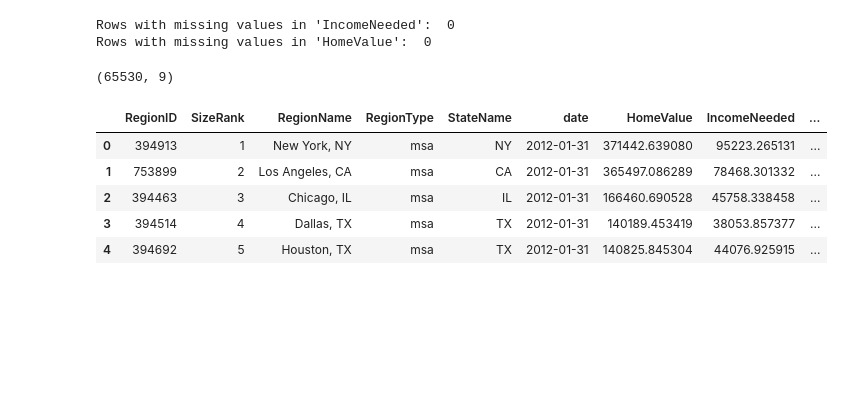
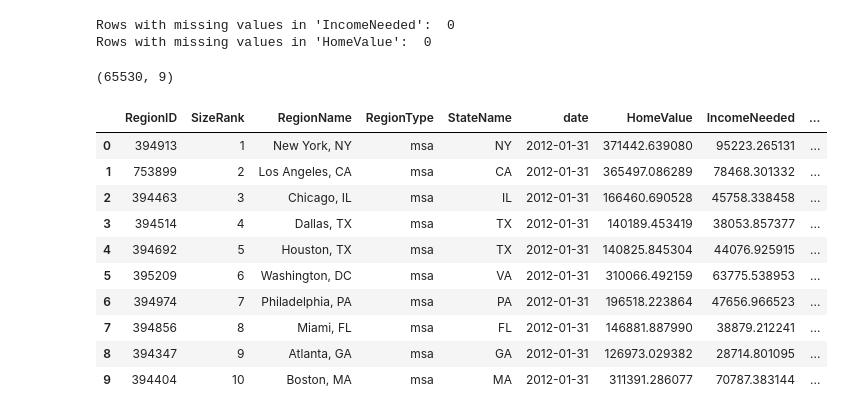
Before and after one commit to jkolo1/STA141B-Final-Project-Group-15, a Jupyter notebook: Housing Project.ipynb, the cells around one changed output. Saved outputs shown, nothing was run; the diff lists cells and outputs as text; code cells hidden in the pictures; blank space fills up the shorter version.

```diff
--- a/Housing Project.ipynb
+++ b/Housing Project.ipynb
@@ -91,16 +93,23 @@ Rows with missing values in 'HomeValue':  0
 # %%
 # Merge datasets with inner join
 merged = pd.merge(zhvi_metro, income_metro[["RegionID", "date", "IncomeNeeded"]], on=["RegionID", "date"], how="inner")
 
 merged["PriceToIncomeRatio"] = merged["HomeValue"] / merged["IncomeNeeded"]
 
+merged['date'] = pd.to_datetime(merged['date'])
+
 print(merged.shape) #65530 rows made it through the cleaning and inner join. The zhvi started in 2000 while the income dataset started in 2012, so the earlier values where lost.
-merged.head()
+merged.head(10)
 # %% [output]
 (65530, 9)
 |  | RegionID | SizeRank | RegionName | RegionType | StateName | date | HomeValue | IncomeNeeded | ... |
 | 0 | 394913 | 1 | New York, NY | msa | NY | 2012-01-31 | 371442.639080 | 95223.265131 | ... |
 | 1 | 753899 | 2 | Los Angeles, CA | msa | CA | 2012-01-31 | 365497.086289 | 78468.301332 | ... |
 | 2 | 394463 | 3 | Chicago, IL | msa | IL | 2012-01-31 | 166460.690528 | 45758.338458 | ... |
 | 3 | 394514 | 4 | Dallas, TX | msa | TX | 2012-01-31 | 140189.453419 | 38053.857377 | ... |
 | 4 | 394692 | 5 | Houston, TX | msa | TX | 2012-01-31 | 140825.845304 | 44076.925915 | ... |
+| 5 | 395209 | 6 | Washington, DC | msa | VA | 2012-01-31 | 310066.492159 | 63775.538953 | ... |
+| 6 | 394974 | 7 | Philadelphia, PA | msa | PA | 2012-01-31 | 196518.223864 | 47656.966523 | ... |
+| 7 | 394856 | 8 | Miami, FL | msa | FL | 2012-01-31 | 146881.887990 | 38879.212241 | ... |
+| 8 | 394347 | 9 | Atlanta, GA | msa | GA | 2012-01-31 | 126973.029382 | 28714.801095 | ... |
+| 9 | 394404 | 10 | Boston, MA | msa | MA | 2012-01-31 | 311391.286077 | 70787.383144 | ... |
```
Also changed, not shown: parts of 10 cells of this notebook.
